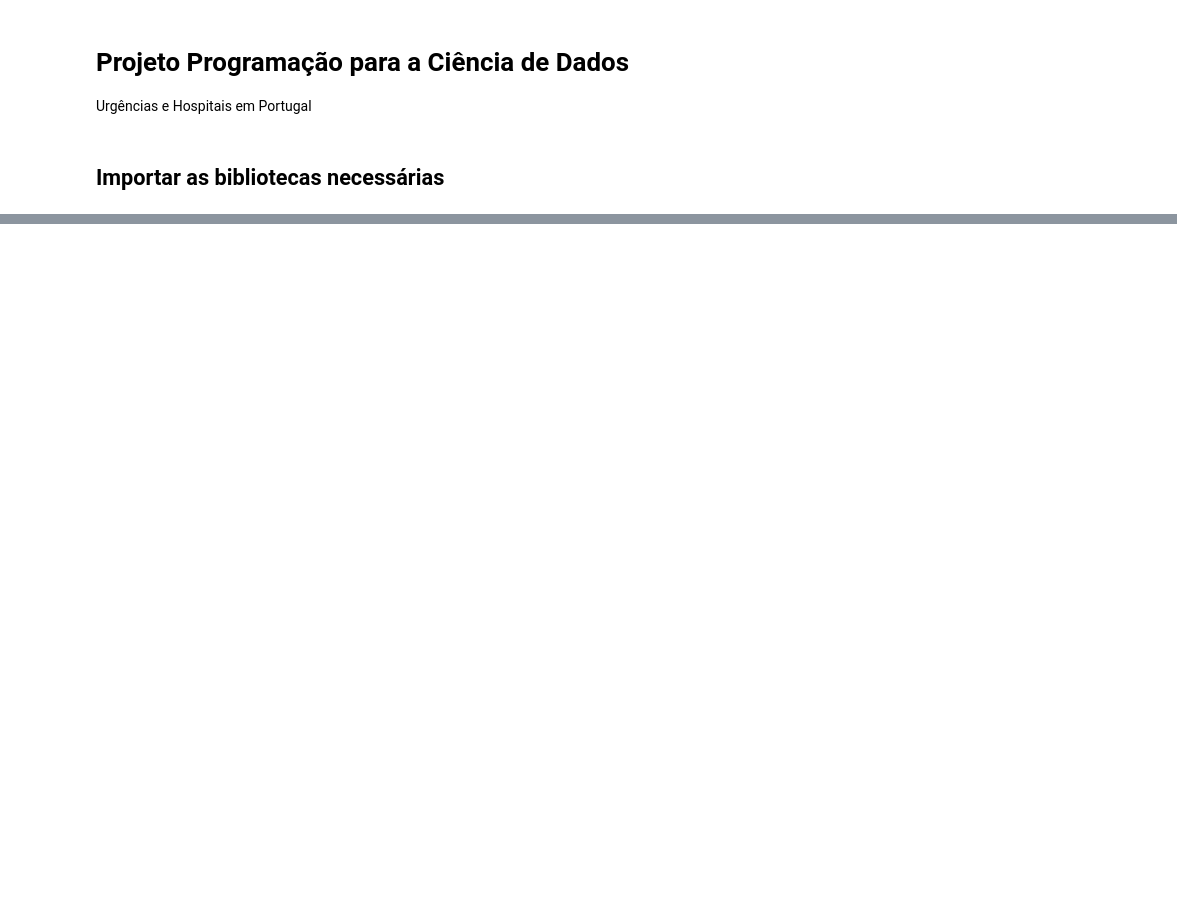
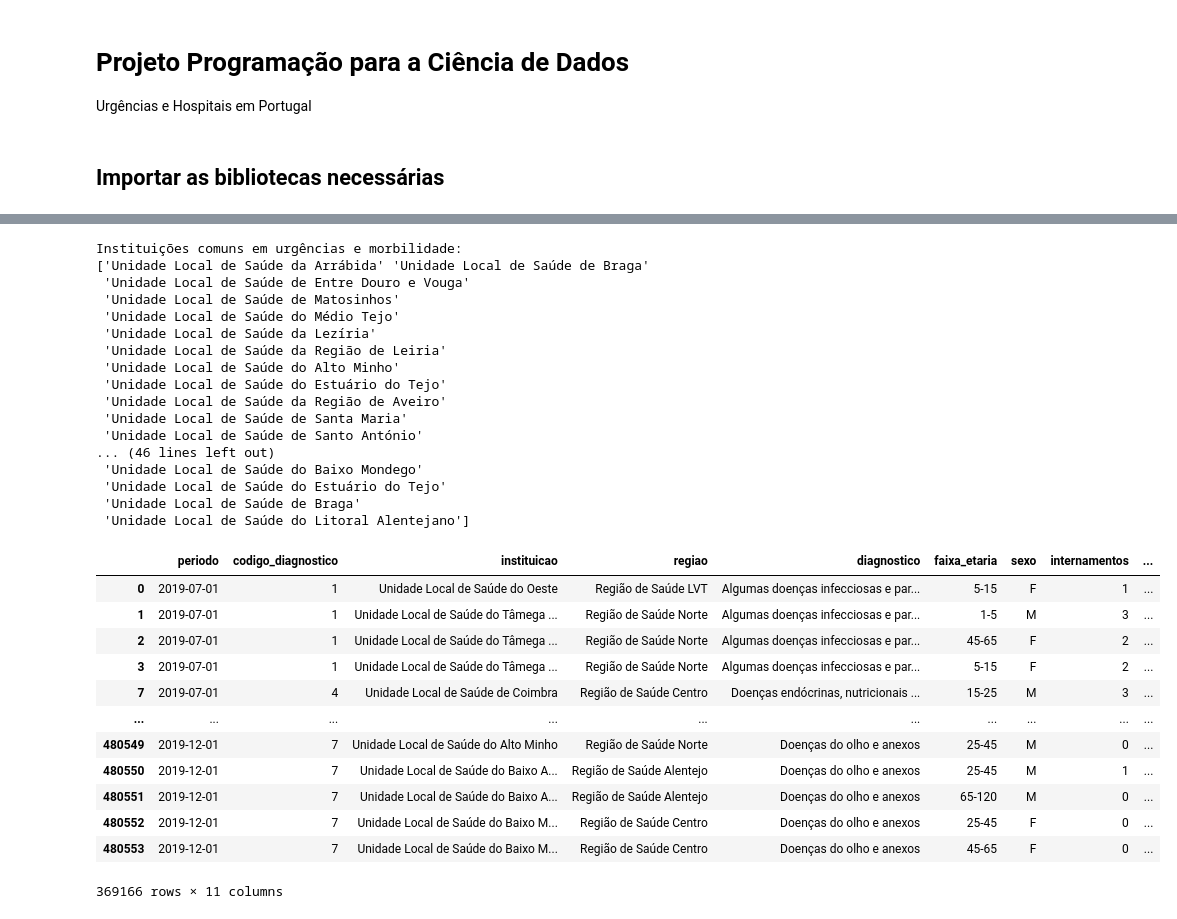
Before and after one commit to He1senb0rg/Projeto-PCD, a Jupyter notebook: projeto.ipynb, the cells around one changed output, grey strips where cells are left out. Cells and saved outputs as stored; diff of their text form; code cells hidden in the pictures; blank space fills up the shorter version.

```diff
--- a/projeto.ipynb
+++ b/projeto.ipynb
@@ -41,0 +69,5 @@ print(morbilidade.head())
+# %%
+urgencias = urgencias.drop(columns=['Período.Format.2'])
+urgencias = urgencias.drop(columns=['Localização Geográfica'])
+
+urgencias.head()
@@ -41,0 +169,4 @@ print(morbilidade.head())
+# %%
+urgencias = urgencias[urgencias['periodo'] >= '2019-01-01']
+
+urgencias.info()
@@ -41,0 +192,48 @@ print(morbilidade.head())
+# %%
+instituicoes_urgencias = urgencias['instituicao'].unique()
+instituicoes_morbilidade = morbilidade['instituicao'].unique()
+
+instituicoes_comum = set(instituicoes_urgencias) & set(instituicoes_morbilidade)
+
+urgencias = urgencias[urgencias['instituicao'].isin(instituicoes_comum)]
+morbilidade = morbilidade[morbilidade['instituicao'].isin(instituicoes_comum)]
+
+
+print("Instituições comuns em urgências e morbilidade:")
+print(urgencias['instituicao'].unique())
+
+print("\nInstituições comuns em morbilidade:")
+print(morbilidade['instituicao'].unique())
+
+morbilidade
+# %% [output]
+Instituições comuns em urgências e morbilidade:
+['Unidade Local de Saúde da Arrábida' 'Unidade Local de Saúde de Braga'
+ 'Unidade Local de Saúde de Entre Douro e Vouga'
+ 'Unidade Local de Saúde de Matosinhos'
+ 'Unidade Local de Saúde do Médio Tejo'
+ 'Unidade Local de Saúde da Lezíria'
+ 'Unidade Local de Saúde da Região de Leiria'
+ 'Unidade Local de Saúde do Alto Minho'
+ 'Unidade Local de Saúde do Estuário do Tejo'
+ 'Unidade Local de Saúde da Região de Aveiro'
+ 'Unidade Local de Saúde de Santa Maria'
+ 'Unidade Local de Saúde de Santo António'
+... (46 lines left out)
+ 'Unidade Local de Saúde do Baixo Mondego'
+ 'Unidade Local de Saúde do Estuário do Tejo'
+ 'Unidade Local de Saúde de Braga'
+ 'Unidade Local de Saúde do Litoral Alentejano']
+|  | periodo | codigo_diagnostico | instituicao | regiao | diagnostico | faixa_etaria | sexo | internamentos | ... |
+| 0 | 2019-07-01 | 1 | Unidade Local de Saúde do Oeste | Região de Saúde LVT | Algumas doenças infecciosas e par... | 5-15 | F | 1 | ... |
+| 1 | 2019-07-01 | 1 | Unidade Local de Saúde do Tâmega ... | Região de Saúde Norte | Algumas doenças infecciosas e par... | 1-5 | M | 3 | ... |
+| 2 | 2019-07-01 | 1 | Unidade Local de Saúde do Tâmega ... | Região de Saúde Norte | Algumas doenças infecciosas e par... | 45-65 | F | 2 | ... |
+| 3 | 2019-07-01 | 1 | Unidade Local de Saúde do Tâmega ... | Região de Saúde Norte | Algumas doenças infecciosas e par... | 5-15 | F | 2 | ... |
+| 7 | 2019-07-01 | 4 | Unidade Local de Saúde de Coimbra | Região de Saúde Centro | Doenças endócrinas, nutricionais ... | 15-25 | M | 3 | ... |
+| ... | ... | ... | ... | ... | ... | ... | ... | ... | ... |
+| 480549 | 2019-12-01 | 7 | Unidade Local de Saúde do Alto Minho | Região de Saúde Norte | Doenças do olho e anexos | 25-45 | M | 0 | ... |
+| 480550 | 2019-12-01 | 7 | Unidade Local de Saúde do Baixo A... | Região de Saúde Alentejo | Doenças do olho e anexos | 25-45 | M | 1 | ... |
+| 480551 | 2019-12-01 | 7 | Unidade Local de Saúde do Baixo A... | Região de Saúde Alentejo | Doenças do olho e anexos | 65-120 | M | 0 | ... |
+| 480552 | 2019-12-01 | 7 | Unidade Local de Saúde do Baixo M... | Região de Saúde Centro | Doenças do olho e anexos | 25-45 | F | 0 | ... |
+| 480553 | 2019-12-01 | 7 | Unidade Local de Saúde do Baixo M... | Região de Saúde Centro | Doenças do olho e anexos | 45-65 | F | 0 | ... |
+369166 rows × 11 columns
```
Also changed, not shown: parts of 16 cells of this notebook, 1 other file.
